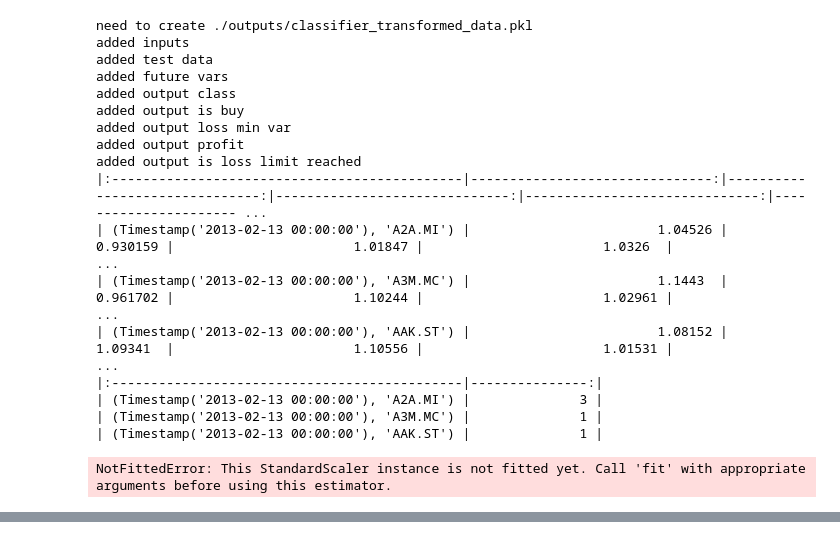
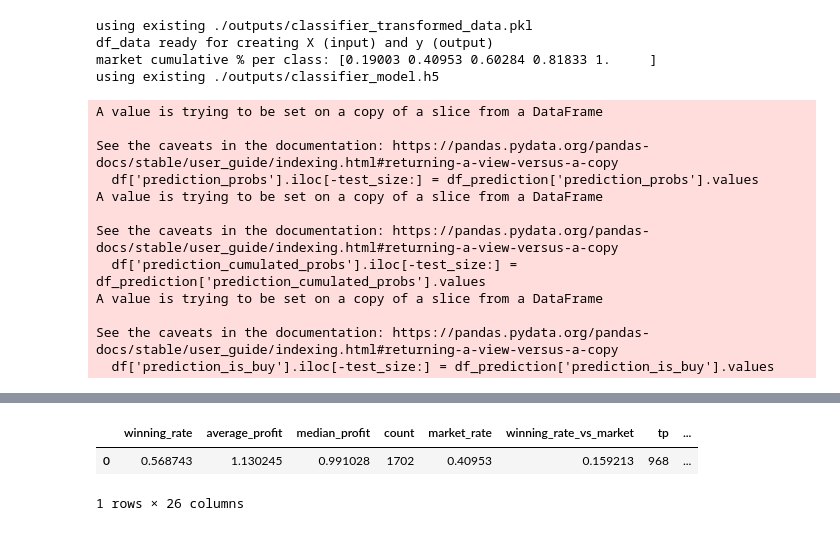
Before and after one commit to a-gdn/stock, a Jupyter notebook: classifier.ipynb, the cells around one changed output, grey strips where cells are left out. Cells and saved outputs as stored; diff of their text form; code cells hidden in the pictures.

Commit message:
predictions on X_test instead of X_all (to be faster to execute), but getting caveat messages

```diff
--- a/classifier.ipynb
+++ b/classifier.ipynb
@@ -489,31 +468,21 @@ for params in product(*param_grid.values()):
     else:
         print(f'need to create {transformed_data_path}')
         df_data = get_inputs(df_buy, dfs_ohlcv)
-        print('added inputs')
         df_data = add_is_test_data(df_data, test_size)
-        print('added test data')
         df_data = add_future_vars(df_data, df_buy, df_sell, dfs_ohlcv, target_future_days)
-        print('added future vars')
 
         df_data.to_pickle(transformed_data_path)
+        print(f'saved new {transformed_data_path}')
 
     df_data = add_output_class(df_data, sell_at_target)
-    print('added output class')
     df_data = add_output_is_buy(df_data, accepted_n_first_classes)
-    print('added output is buy ')
     df_data = add_output_loss_min_var(df_data, sell_at_target)
-    print('added output loss min var')
     df_data = add_output_profit(df_data, fee, accepted_n_first_classes, loss_limit, sell_at_target)
-    print('added output profit')
     df_data = add_output_is_loss_limit_reached(df_data, loss_limit)
-    print('added output is loss limit reached')
     df_data = df_data.dropna()
+    print('df_data ready for creating X (input) and y (output)')
 
     df_input, df_output = get_dfs_input_output(df_data)
-
-    print(df_input.head(3).to_markdown())
-    print(df_output.head(3).to_markdown())
-
     X_all, y_all, X_train, X_test, y_train, y_test = get_test_train_data(df_input, df_output)
 
     class_cumulative_percentages = get_class_cumulative_percentages(y_test)
@@ -529,9 +498,11 @@ for params in product(*param_grid.values()):
 
     model = tf.keras.models.load_model(model_path)
 
-    df_data = add_predictions(model, X_all, df_data,
-                            predicted_n_first_classes, accepted_n_first_classes,
-                            cumulated_probs_target)
+    df_data = add_predictions(model, X_test, test_size, df_data,
+                            predicted_n_first_classes, cumulated_probs_target)
+
+    print(df_data.head(4).to_markdown())
+    print(df_data.tail(4).to_markdown())
 
     tp, tn, fp, fn, winning_rate = get_performance(df_data)
     average_profit, median_profit, count = get_profit(df_data)
@@ -558,21 +529,19 @@ df_results = pd.DataFrame(results)
 df_results.sort_values(by='winning_rate', ascending=False)
 df_results.head(100)
 # %% [output]
-need to create ./outputs/classifier_transformed_data.pkl
-added inputs
-added test data
-added future vars
-added output class
-added output is buy
-added output loss min var
-added output profit
-added output is loss limit reached
-|:---------------------------------------------|-------------------------------:|-------------------------------:|------------------------------:|------------------------------:|---------------------- ...
-| (Timestamp('2013-02-13 00:00:00'), 'A2A.MI') |                        1.04526 |                       0.930159 |                       1.01847 |                       1.0326  |                       ...
-| (Timestamp('2013-02-13 00:00:00'), 'A3M.MC') |                        1.1443  |                       0.961702 |                       1.10244 |                       1.02961 |                       ...
-| (Timestamp('2013-02-13 00:00:00'), 'AAK.ST') |                        1.08152 |                       1.09341  |                       1.10556 |                       1.01531 |                       ...
-|:---------------------------------------------|---------------:|
-| (Timestamp('2013-02-13 00:00:00'), 'A2A.MI') |              3 |
-| (Timestamp('2013-02-13 00:00:00'), 'A3M.MC') |              1 |
-| (Timestamp('2013-02-13 00:00:00'), 'AAK.ST') |              1 |
+using existing ./outputs/classifier_transformed_data.pkl
+df_data ready for creating X (input) and y (output)
+market cumulative % per class: [0.19003 0.40953 0.60284 0.81833 1.     ]
+using existing ./outputs/classifier_model.h5
-NotFittedError: This StandardScaler instance is not fitted yet. Call 'fit' with appropriate arguments before using this estimator.
+A value is trying to be set on a copy of a slice from a DataFrame
+
+See the caveats in the documentation: https://pandas.pydata.org/pandas-docs/stable/user_guide/indexing.html#returning-a-view-versus-a-copy
+  df['prediction_probs'].iloc[-test_size:] = df_prediction['prediction_probs'].values
+A value is trying to be set on a copy of a slice from a DataFrame
+
+See the caveats in the documentation: https://pandas.pydata.org/pandas-docs/stable/user_guide/indexing.html#returning-a-view-versus-a-copy
+  df['prediction_cumulated_probs'].iloc[-test_size:] = df_prediction['prediction_cumulated_probs'].values
+A value is trying to be set on a copy of a slice from a DataFrame
+
+See the caveats in the documentation: https://pandas.pydata.org/pandas-docs/stable/user_guide/indexing.html#returning-a-view-versus-a-copy
+  df['prediction_is_buy'].iloc[-test_size:] = df_prediction['prediction_is_buy'].values
@@ -579,3 +559,6 @@ NotFittedError: This StandardScaler instance is not fitted yet. Call 'fit' with
+|  | winning_rate | average_profit | median_profit | count | market_rate | winning_rate_vs_market | tp | ... |
+| 0 | 0.568743 | 1.130245 | 0.991028 | 1702 | 0.40953 | 0.159213 | 968 | ... |
+1 rows × 26 columns
 # %%
 # search_space = {
 #     'buying_time': hp.choice('buying_time', ['Open', 'Close']),
```
Also changed, not shown: parts of 4 cells of this notebook.
